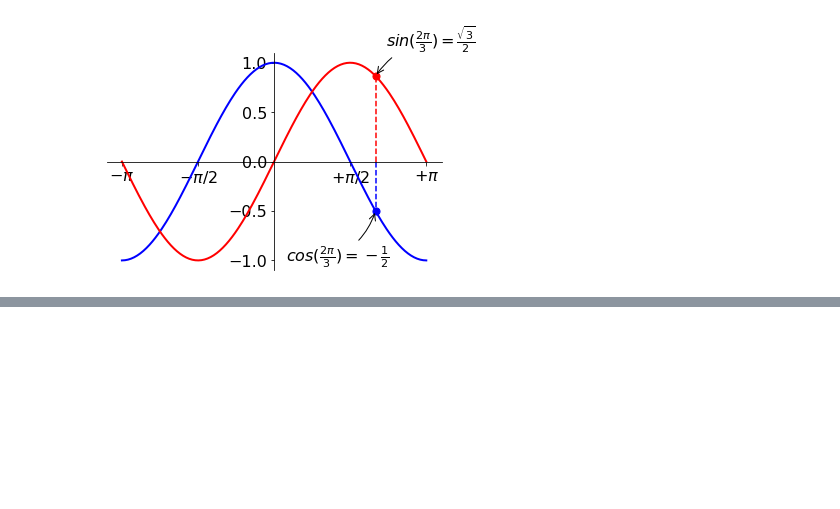
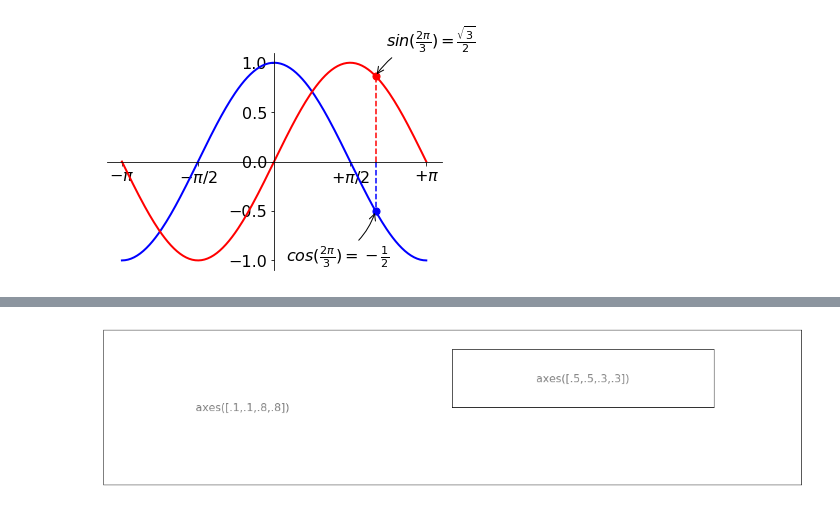
Before and after one commit to sundayliu/machinelearning, a Jupyter notebook: scikit/ch02_04.ipynb, the cells around one changed output, grey strips where cells are left out. Drawn from its saved outputs; the diff is of its cells as text; code cells hidden in the pictures; blank space fills up the shorter version.

```diff
--- a/scikit/ch02_04.ipynb
+++ b/scikit/ch02_04.ipynb
@@ -65,0 +153,19 @@ plt.show()
+# %%
+# axes
+%matplotlib inline
+import matplotlib.pyplot as plt
+plt.figure(figsize=(18,4))
+
+plt.axes([0.1,0.1,0.8,0.8])
+plt.xticks(())
+plt.yticks(())
+plt.text(0.2,0.5,'axes([.1,.1,.8,.8])',ha='center',va='center',size=16,alpha=.5)
+
+plt.axes([0.5,0.5,0.3,0.3])
+plt.xticks(())
+plt.yticks(())
+plt.text(0.5,0.5,'axes([.5,.5,.3,.3])',ha='center',va='center',size=16,alpha=.5)
+
+plt.show()
+# %% [output]
+[figure, added]
```
Also changed, not shown: parts of 5 cells of this notebook.
